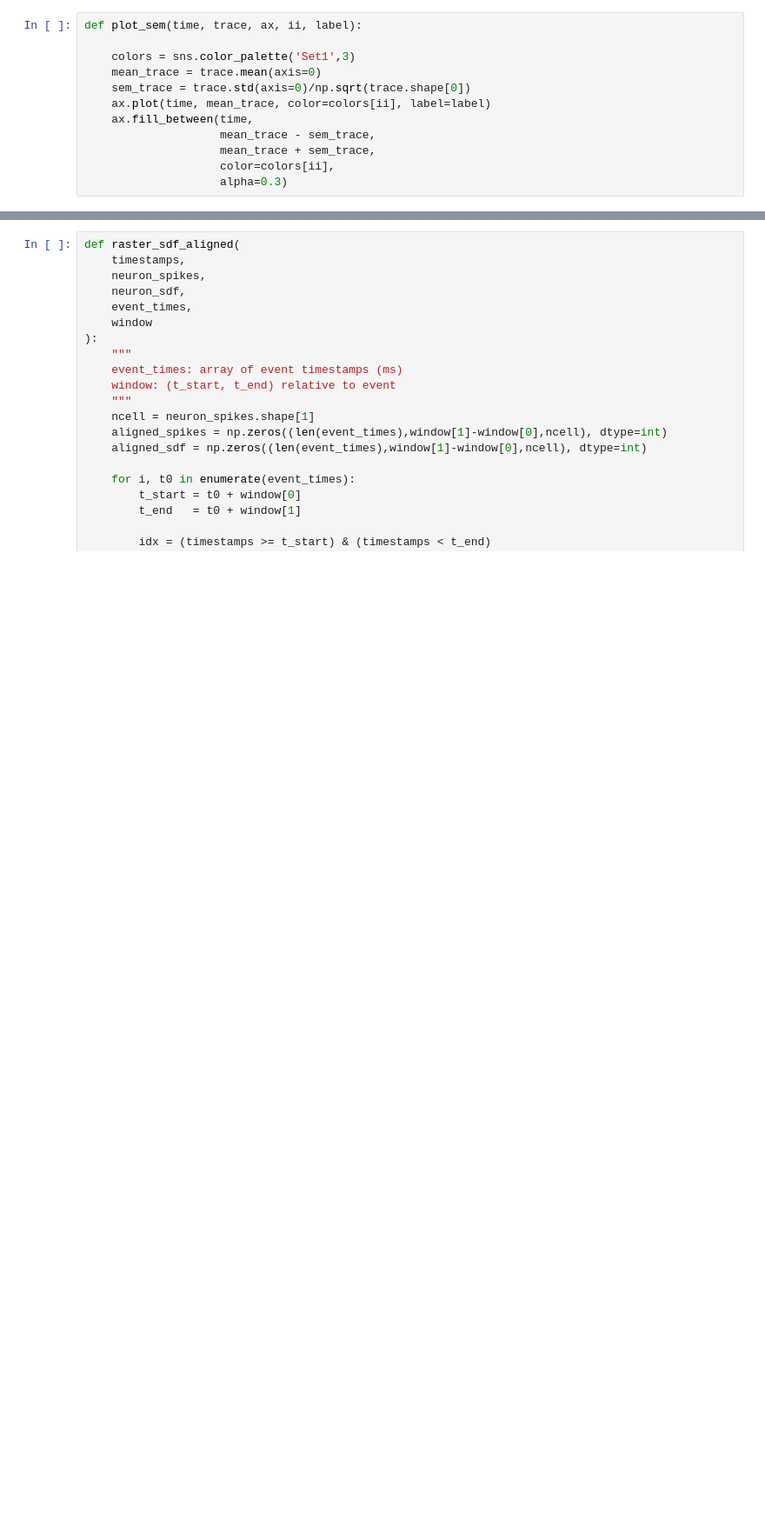
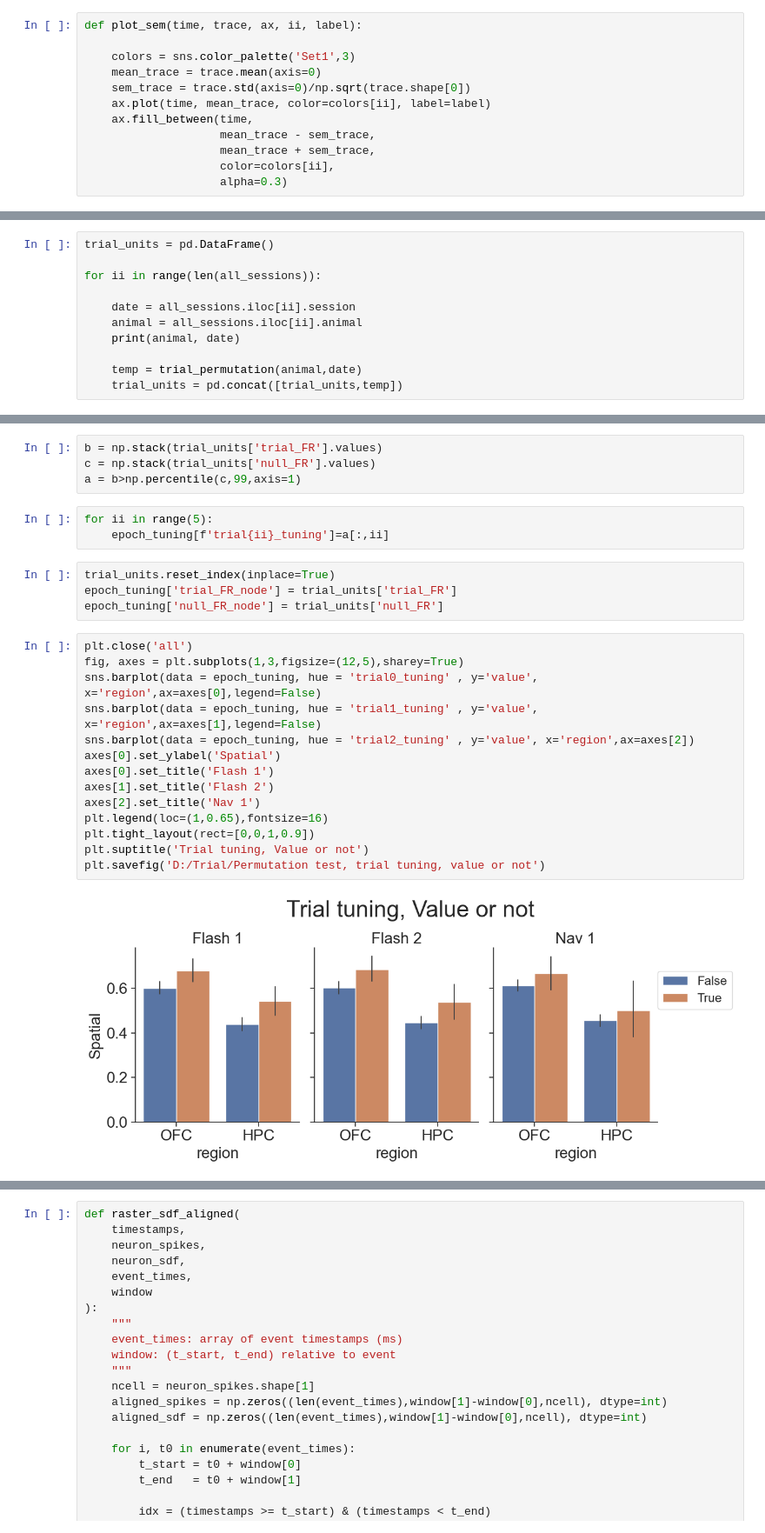
Before and after one commit to hliang-ucb/GridWorld, a Jupyter notebook: epoch_neuron.ipynb, the cells around one changed output, grey strips where cells are left out. Shown at 87% size. Saved outputs shown, nothing was run; the diff lists cells and outputs as text; blank space fills up the shorter version.

```diff
--- a/epoch_neuron.ipynb
+++ b/epoch_neuron.ipynb
@@ -83,0 +490,11 @@ te=0
+# %%
+trial_units = pd.DataFrame()
+
+for ii in range(len(all_sessions)):
+
+    date = all_sessions.iloc[ii].session
+    animal = all_sessions.iloc[ii].animal
+    print(animal, date)
+
+    temp = trial_permutation(animal,date)
+    trial_units = pd.concat([trial_units,temp])
@@ -83,0 +577,27 @@ te=0
+# %%
+b = np.stack(trial_units['trial_FR'].values)
+c = np.stack(trial_units['null_FR'].values)
+a = b>np.percentile(c,99,axis=1)
+# %%
+for ii in range(5):
+    epoch_tuning[f'trial{ii}_tuning']=a[:,ii]
+# %%
+trial_units.reset_index(inplace=True)
+epoch_tuning['trial_FR_node'] = trial_units['trial_FR']
+epoch_tuning['null_FR_node'] = trial_units['null_FR']
+# %%
+plt.close('all')
+fig, axes = plt.subplots(1,3,figsize=(12,5),sharey=True)
+sns.barplot(data = epoch_tuning, hue = 'trial0_tuning' , y='value', x='region',ax=axes[0],legend=False)
+sns.barplot(data = epoch_tuning, hue = 'trial1_tuning' , y='value', x='region',ax=axes[1],legend=False)
+sns.barplot(data = epoch_tuning, hue = 'trial2_tuning' , y='value', x='region',ax=axes[2])
+axes[0].set_ylabel('Spatial')
+axes[0].set_title('Flash 1')
+axes[1].set_title('Flash 2')
+axes[2].set_title('Nav 1')
+plt.legend(loc=(1,0.65),fontsize=16)
+plt.tight_layout(rect=[0,0,1,0.9])
+plt.suptitle('Trial tuning, Value or not')
+plt.savefig('D:/Trial/Permutation test, trial tuning, value or not')
+# %% [output]
+[figure, added]
```
Also changed, not shown: parts of 62 cells of this notebook, 28 other files.
